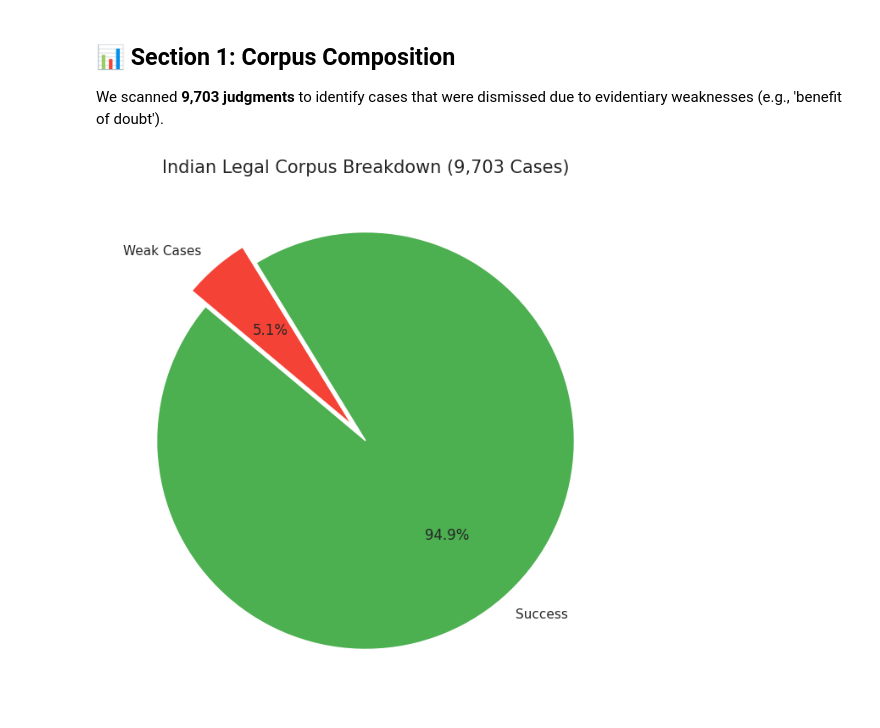
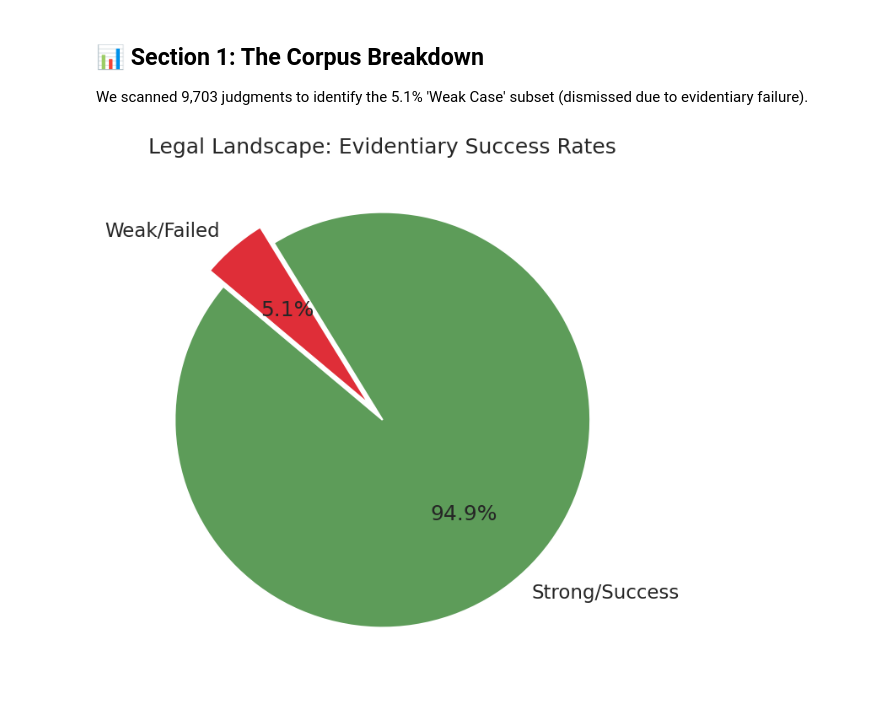
Before and after one commit to ashutosh229/BTech_Project_1_Sem_6, a Jupyter notebook: results/Legal_Intelligence_Analysis.ipynb, the cells around one changed output. Cells and saved outputs as stored; diff of their text form; code cells hidden in the pictures.

```diff
--- a/results/Legal_Intelligence_Analysis.ipynb
+++ b/results/Legal_Intelligence_Analysis.ipynb
@@ -13,30 +10,29 @@ import json
 import matplotlib.pyplot as plt
 import seaborn as sns
 import numpy as np
+import faiss
 
 # Set Styling
-sns.set_theme(style='whitegrid', palette='muted')
-plt.rcParams['figure.figsize'] = (12, 6)
+sns.set_theme(style='whitegrid', context='talk')
+plt.rcParams['figure.figsize'] = (14, 8)
+RESULTS_DIR = '/home/amaydixit11/Desktop/dev/Legal-Intelligence-System/results'
 
-RESULTS_DIR = '/home/amaydixit11/Desktop/dev/Legal-Intelligence-System/results'
+cluster_names = {
+    'cluster_0': 'Medical/FSL', 'cluster_1': 'Witness Testimony', 'cluster_2': 'Agreements',
+    'cluster_3': 'Memos', 'cluster_4': 'FIR/PM Reports', 'cluster_5': 'Property Deeds'
+}
 # %% [markdown]
-## 📊 Section 1: Corpus Composition
-We scanned **9,703 judgments** to identify cases that were dismissed due to evidentiary weaknesses (e.g., 'benefit of doubt').
+## 📊 Section 1: The Corpus Breakdown
+We scanned 9,703 judgments to identify the 5.1% 'Weak Case' subset (dismissed due to evidentiary failure).
 # %%
 with open(f'{RESULTS_DIR}/failed_cases_index.json', 'r') as f:
     weak_cases = json.load(f)
 
 total_cases = 9703
-weak_count = len(weak_cases)
-success_count = total_cases - weak_count
-
-labels = ['Success', 'Weak Cases']
-sizes = [success_count, weak_count]
-colors = ['#4CAF50', '#F44336']
-
-plt.figure(figsize=(8, 8))
-plt.pie(sizes, labels=labels, autopct='%1.1f%%', startangle=140, colors=colors, explode=(0, 0.1))
-plt.title('Indian Legal Corpus Breakdown (9,703 Cases)', fontsize=15)
+plt.pie([total_cases-len(weak_cases), len(weak_cases)],
+        labels=['Strong/Success', 'Weak/Failed'],
+        autopct='%1.1f%%', startangle=140, colors=['#5D9C59', '#DF2E38'], explode=(0, 0.1))
+plt.title('Legal Landscape: Evidentiary Success Rates')
 plt.show()
 # %% [output]
-[figure, old version]
+[figure, new version]
```
Also changed, not shown: parts of 14 cells of this notebook, 11 other files.
